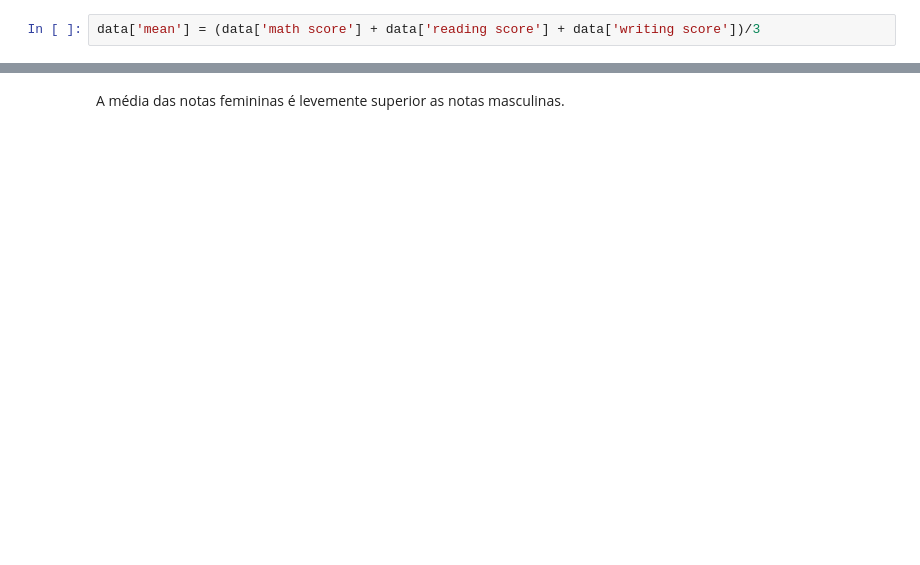
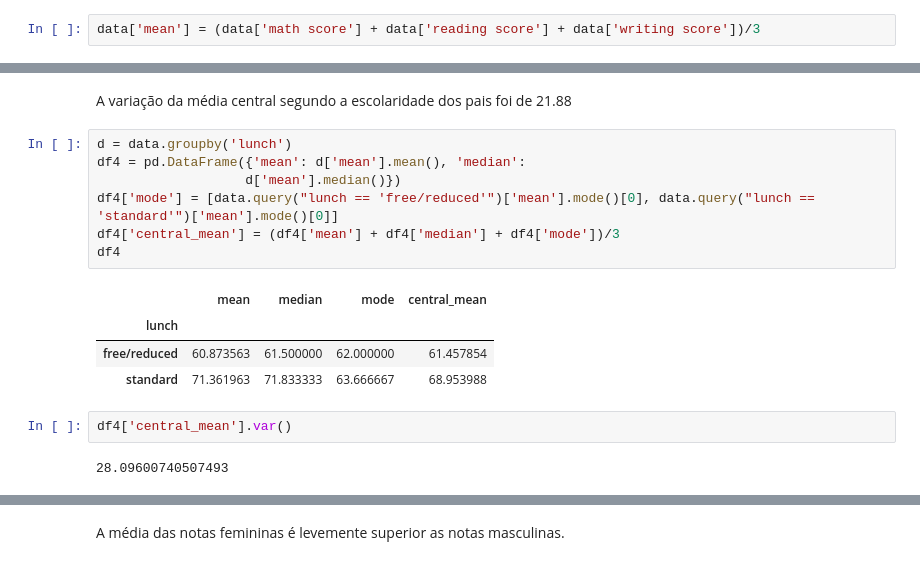
Before and after one commit to Leonardo010/Performance_de_estudantes, a Jupyter notebook: Student_performance_analysis.ipynb, the cells around one changed output, grey strips where cells are left out. Drawn from its saved outputs; the diff is of its cells as text; blank space fills up the shorter version.

```diff
--- a/Student_performance_analysis.ipynb
+++ b/Student_performance_analysis.ipynb
@@ -522,0 +578,18 @@ data['mean'] = (data['math score'] + data['reading score'] + data['writing score
+# %% [markdown]
+A variação da média central segundo a escolaridade dos pais foi de 21.88
+# %%
+d = data.groupby('lunch')
+df4 = pd.DataFrame({'mean': d['mean'].mean(), 'median':
+                   d['mean'].median()})
+df4['mode'] = [data.query("lunch == 'free/reduced'")['mean'].mode()[0], data.query("lunch == 'standard'")['mean'].mode()[0]]
+df4['central_mean'] = (df4['mean'] + df4['median'] + df4['mode'])/3
+df4
+# %% [output]
+|  | mean | median | mode | central_mean |
+| lunch |  |  |  |  |
+| free/reduced | 60.873563 | 61.500000 | 62.000000 | 61.457854 |
+| standard | 71.361963 | 71.833333 | 63.666667 | 68.953988 |
+# %%
+df4['central_mean'].var()
+# %% [output]
+28.09600740507493
```
Also changed, not shown: parts of 56 cells of this notebook.
